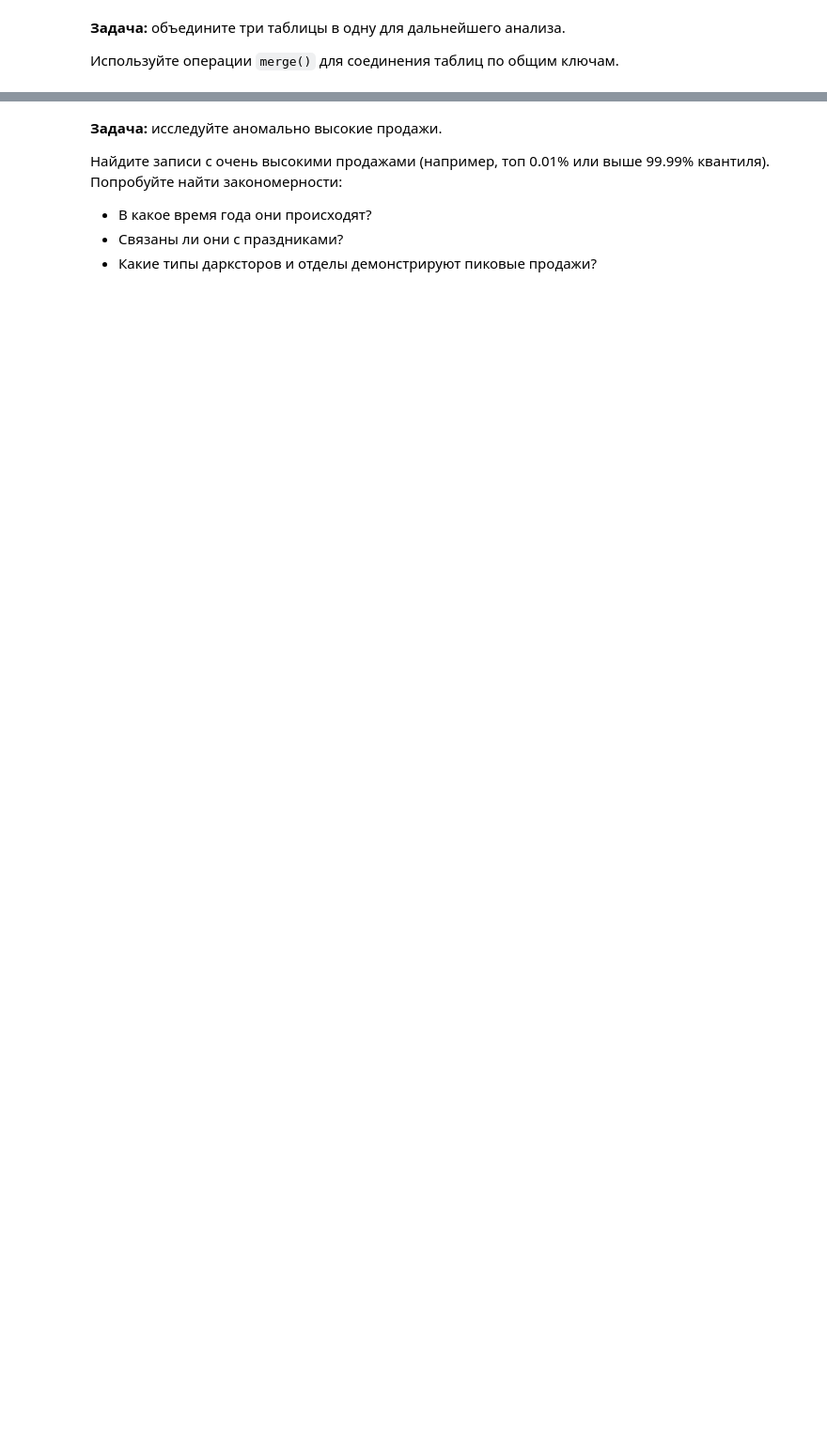
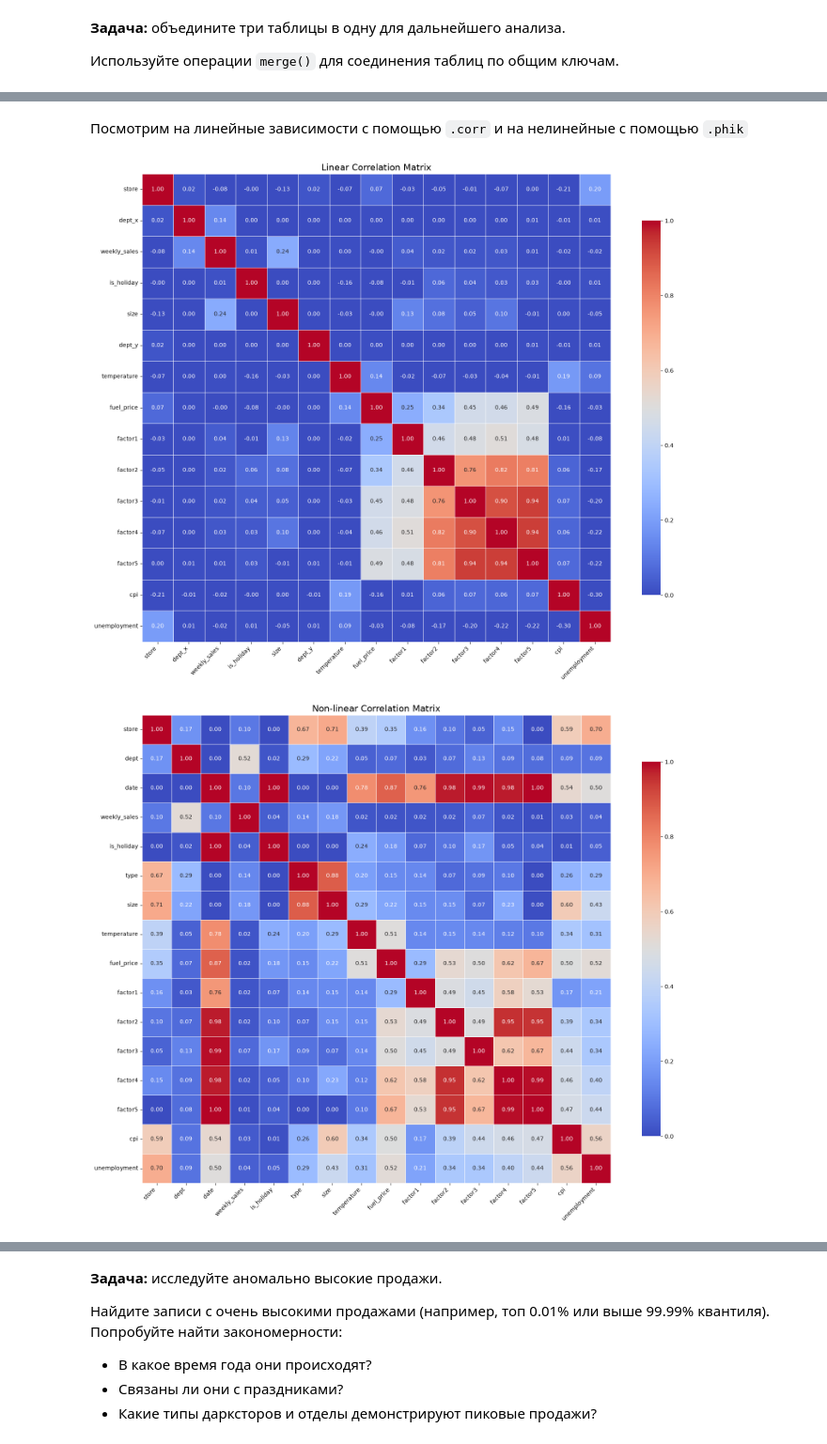
Before and after one commit to Daniel217D/airflow-pipeline-for-Prilavok, a Jupyter notebook: model_training.ipynb, the cells around one changed output, grey strips where cells are left out. Shown at 94% size. Drawn from its saved outputs; the diff is of its cells as text; code cells hidden in the pictures; blank space fills up the shorter version.

```diff
--- a/model_training.ipynb
+++ b/model_training.ipynb
@@ -103,2 +322,23 @@ RANDOM_STATE = 42
 - Какие признаки сильнее всего коррелируют с продажами?
 - Есть ли сильно коррелирующие между собой признаки (мультиколлинеарность)?
+# %% [markdown]
+Посмотрим на линейные зависимости с помощью `.corr` и на нелинейные с помощью `.phik`
+# %%
+def heatmap(df, title=''):
+    plt.figure(figsize=(20, 15))
+
+    sns.heatmap(
+        df,
+        cmap="coolwarm",
+        vmin=0, vmax=1,
+        annot=True, fmt=".2f",
+        linewidths=0.5,
+        square=True,
+        cbar_kws={"shrink": 0.8}
+    )
+
+    plt.xticks(rotation=45, ha="right")
+    plt.yticks(rotation=0)
+
+    plt.title(title, fontsize=16)
+    plt.show()
@@ -104,0 +353,29 @@ RANDOM_STATE = 42
+# %%
+# Подсчет линейных корреляций
+df_corr = df.corr(numeric_only=True)
+# %%
+# Подсчет нелинейных корреляций
+df_phik = df.phik_matrix(
+    interval_cols=[
+        'store',
+        'dept_x',
+        'weekly_sales',
+        'size',
+        'dept_y',
+        'temperature',
+        'fuel_price',
+        'factor1',
+        'factor2',
+        'factor3',
+        'factor4',
+        'factor5',
+        'cpi',
+        'unemployment'
+    ]
+)
+# %%
+heatmap(df_corr, 'Linear Correlation Matrix')
+heatmap(df_phik, 'Non-linear Correlation Matrix')
+# %% [output]
+[figure, added]
+[figure, added]
```
Also changed, not shown: parts of 49 cells of this notebook.
